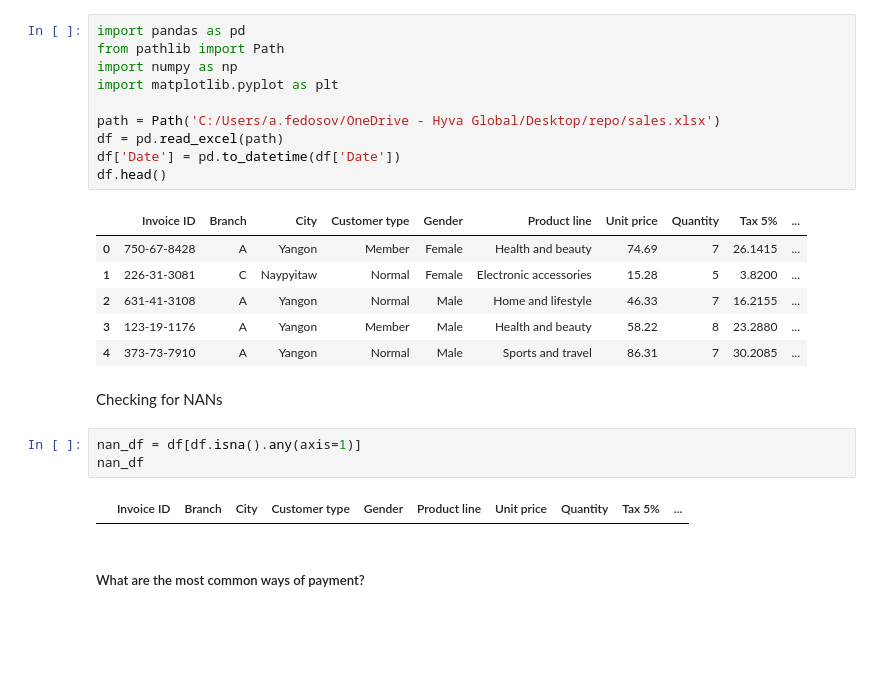
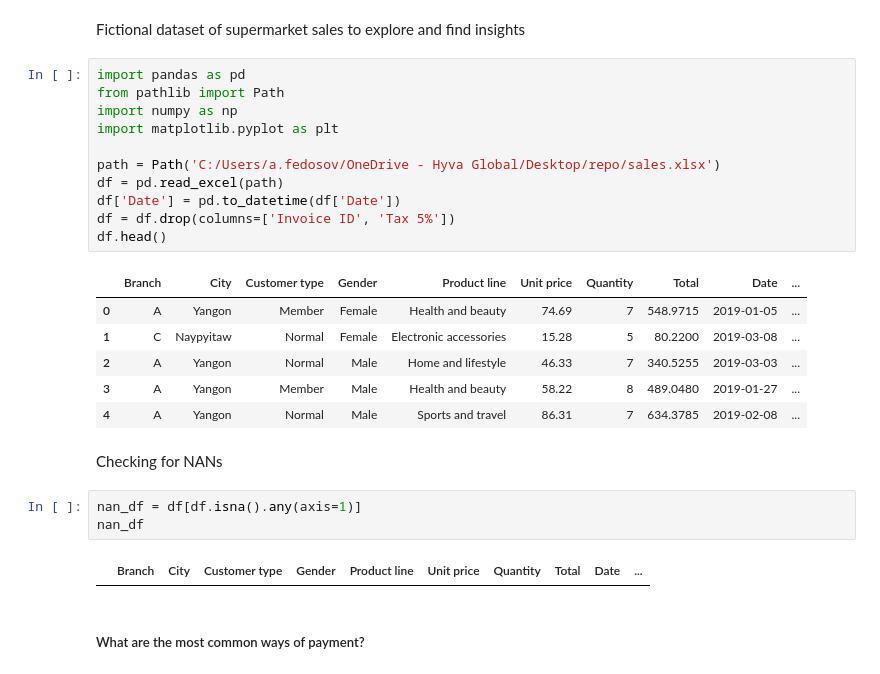
Before and after one commit to artemedius/repo, a Jupyter notebook: sales.ipynb, the cells around one changed output. Cells and saved outputs as stored; diff of their text form; blank space fills up the shorter version.

```diff
--- a/sales.ipynb
+++ b/sales.ipynb
@@ -1,27 +1,30 @@
+# %% [markdown]
+Fictional dataset of supermarket sales to explore and find insights
 # %%
 import pandas as pd
 from pathlib import Path
 import numpy as np
 import matplotlib.pyplot as plt
 
 path = Path('C:/Users/a.fedosov/OneDrive - Hyva Global/Desktop/repo/sales.xlsx')
 df = pd.read_excel(path)
 df['Date'] = pd.to_datetime(df['Date'])
+df = df.drop(columns=['Invoice ID', 'Tax 5%'])
 df.head()
 # %% [output]
-|  | Invoice ID | Branch | City | Customer type | Gender | Product line | Unit price | Quantity | Tax 5% | ... |
-| 0 | 750-67-8428 | A | Yangon | Member | Female | Health and beauty | 74.69 | 7 | 26.1415 | ... |
-| 1 | 226-31-3081 | C | Naypyitaw | Normal | Female | Electronic accessories | 15.28 | 5 | 3.8200 | ... |
-| 2 | 631-41-3108 | A | Yangon | Normal | Male | Home and lifestyle | 46.33 | 7 | 16.2155 | ... |
-| 3 | 123-19-1176 | A | Yangon | Member | Male | Health and beauty | 58.22 | 8 | 23.2880 | ... |
-| 4 | 373-73-7910 | A | Yangon | Normal | Male | Sports and travel | 86.31 | 7 | 30.2085 | ... |
+|  | Branch | City | Customer type | Gender | Product line | Unit price | Quantity | Total | Date | ... |
+| 0 | A | Yangon | Member | Female | Health and beauty | 74.69 | 7 | 548.9715 | 2019-01-05 | ... |
+| 1 | C | Naypyitaw | Normal | Female | Electronic accessories | 15.28 | 5 | 80.2200 | 2019-03-08 | ... |
+| 2 | A | Yangon | Normal | Male | Home and lifestyle | 46.33 | 7 | 340.5255 | 2019-03-03 | ... |
+| 3 | A | Yangon | Member | Male | Health and beauty | 58.22 | 8 | 489.0480 | 2019-01-27 | ... |
+| 4 | A | Yangon | Normal | Male | Sports and travel | 86.31 | 7 | 634.3785 | 2019-02-08 | ... |
 # %% [markdown]
 Checking for NANs
 # %%
 nan_df = df[df.isna().any(axis=1)]
 nan_df
 # %% [output]
-|  | Invoice ID | Branch | City | Customer type | Gender | Product line | Unit price | Quantity | Tax 5% | ... |
+|  | Branch | City | Customer type | Gender | Product line | Unit price | Quantity | Total | Date | ... |
 # %% [markdown]
 ##### What are the most common ways of payment?
 # %%
```
Also changed, not shown: parts of 6 cells of this notebook.
